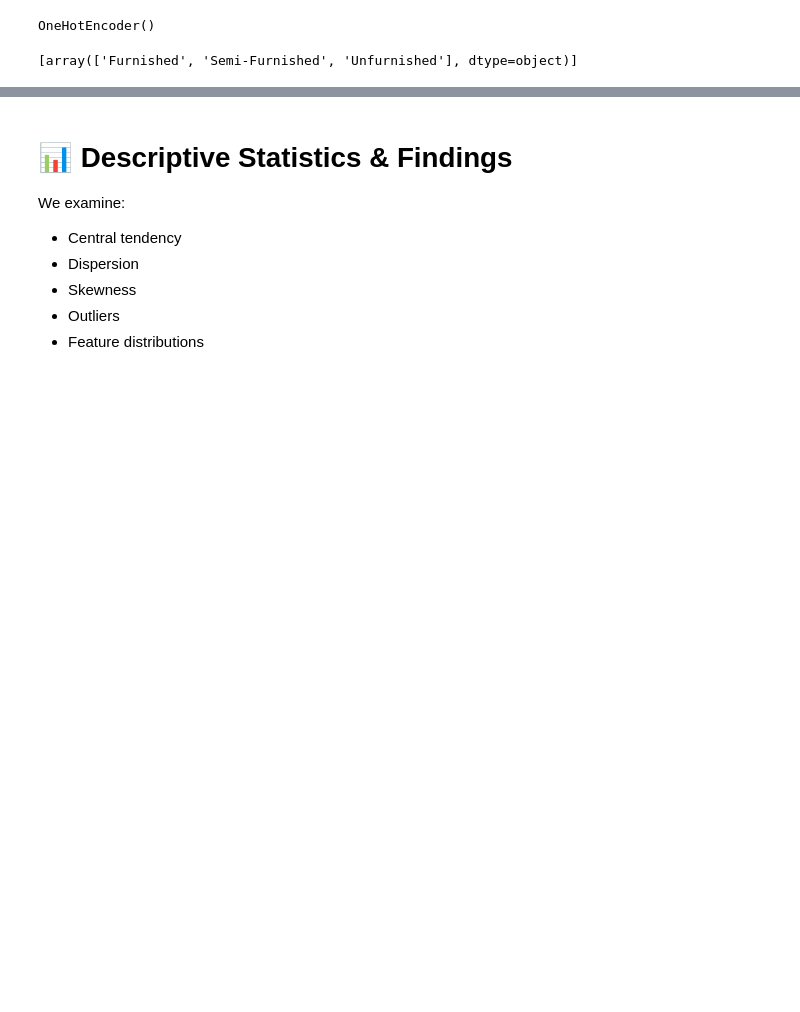
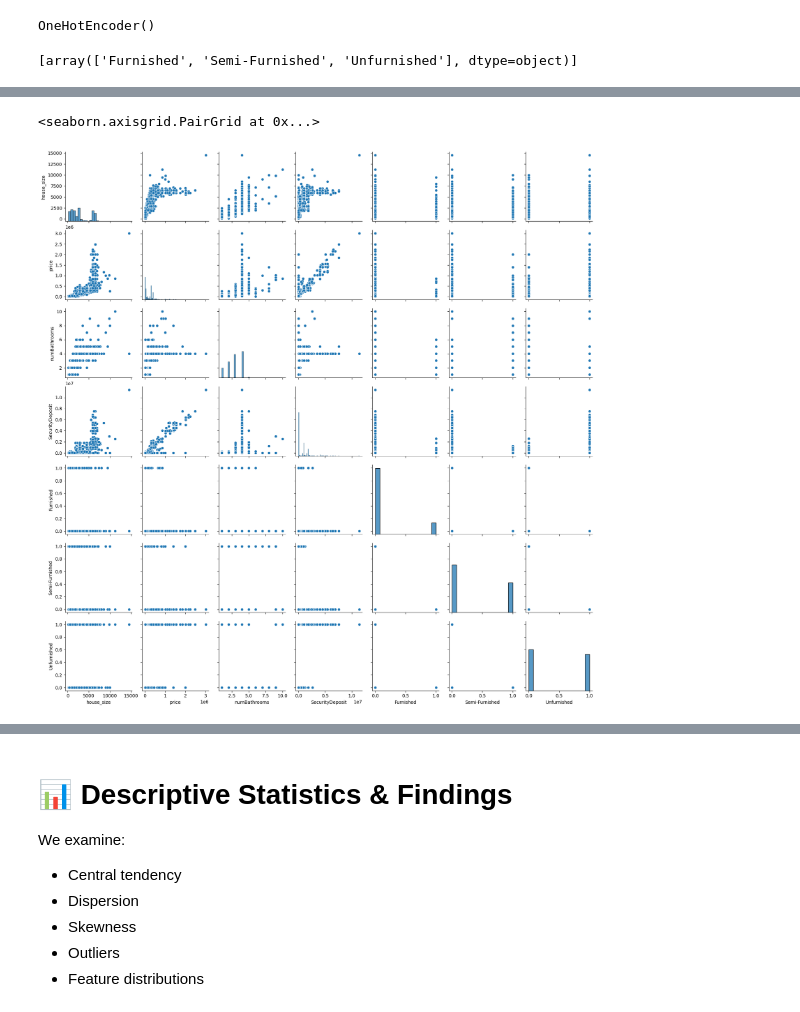
Before and after one commit to ankitkrsingh05/sms_lucknow, a Jupyter notebook: Delhi_Housing_Optimized_Advanced_Project.ipynb, the cells around one changed output, grey strips where cells are left out. Cells and saved outputs as stored; diff of their text form; code cells hidden in the pictures; blank space fills up the shorter version.

```diff
--- a/Delhi_Housing_Optimized_Advanced_Project.ipynb
+++ b/Delhi_Housing_Optimized_Advanced_Project.ipynb
@@ -134,0 +212,5 @@ pd.DataFrame(ohe.transform(df[["Status"]],).toarray(),columns = ['Furnished', 'S
+# %%
+sns.pairplot(df_trans4)
+# %% [output]
+<seaborn.axisgrid.PairGrid at 0x...>
+[figure, added]
```
Also changed, not shown: parts of 24 cells of this notebook.
